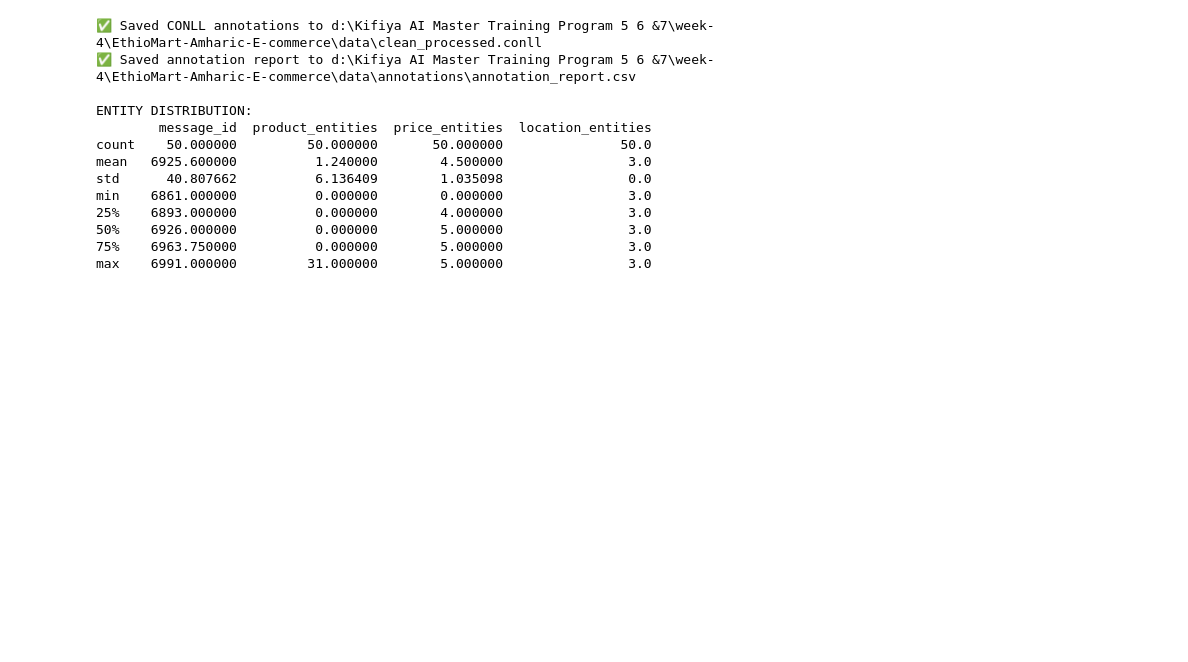
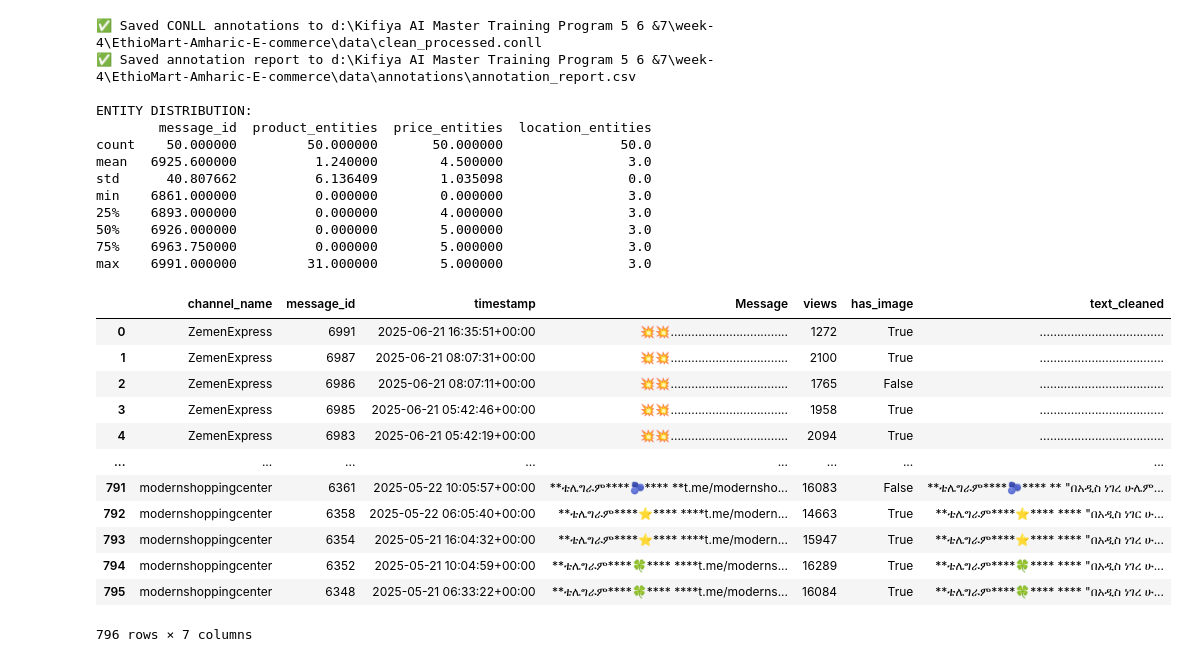
Before and after one commit to desta-getaw/EthioMart-Amharic-E-commerce, a Jupyter notebook: notebooks/ner_conll.ipynb, the cells around one changed output. Saved outputs shown, nothing was run; the diff lists cells and outputs as text; code cells hidden in the pictures; blank space fills up the shorter version.

```diff
--- a/notebooks/ner_conll.ipynb
+++ b/notebooks/ner_conll.ipynb
@@ -309,3 +309,21 @@ min    6861.000000          0.000000        0.000000                3.0
 50%    6926.000000          0.000000        5.000000                3.0
 75%    6963.750000          0.000000        5.000000                3.0
 max    6991.000000         31.000000        5.000000                3.0
+# %%
+df = pd.read_csv('../data/preprocessed_data.csv')
+# %%
+df
+# %% [output]
+|  | channel_name | message_id | timestamp | Message | views | has_image | text_cleaned |
+| 0 | ZemenExpress | 6991 | 2025-06-21 16:35:51+00:00 | 💥💥.................................. | 1272 | True | .................................... |
+| 1 | ZemenExpress | 6987 | 2025-06-21 08:07:31+00:00 | 💥💥.................................. | 2100 | True | .................................... |
+| 2 | ZemenExpress | 6986 | 2025-06-21 08:07:11+00:00 | 💥💥.................................. | 1765 | False | .................................... |
+| 3 | ZemenExpress | 6985 | 2025-06-21 05:42:46+00:00 | 💥💥.................................. | 1958 | True | .................................... |
+| 4 | ZemenExpress | 6983 | 2025-06-21 05:42:19+00:00 | 💥💥.................................. | 2094 | True | .................................... |
+| ... | ... | ... | ... | ... | ... | ... | ... |
+| 791 | modernshoppingcenter | 6361 | 2025-05-22 10:05:57+00:00 | **ቴሌግራም****🫐**** **t.me/modernsho... | 16083 | False | **ቴሌግራም****🫐**** ** "በአዲስ ነገረ ሁሌም... |
+| 792 | modernshoppingcenter | 6358 | 2025-05-22 06:05:40+00:00 | **ቴሌግራም****⭐️**** ****t.me/modern... | 14663 | True | **ቴሌግራም****⭐**** **** "በአዲስ ነገር ሁ... |
+| 793 | modernshoppingcenter | 6354 | 2025-05-21 16:04:32+00:00 | **ቴሌግራም****⭐️**** ****t.me/modern... | 15947 | True | **ቴሌግራም****⭐**** **** "በአዲስ ነገረ ሁ... |
+| 794 | modernshoppingcenter | 6352 | 2025-05-21 10:04:59+00:00 | **ቴሌግራም****🍀**** ****t.me/moderns... | 16289 | True | **ቴሌግራም****🍀**** **** "በአዲስ ነገረ ሁ... |
+| 795 | modernshoppingcenter | 6348 | 2025-05-21 06:33:22+00:00 | **ቴሌግራም****🍀**** ****t.me/moderns... | 16084 | True | **ቴሌግራም****🍀**** **** "በአዲስ ነገረ ሁ... |
+796 rows × 7 columns
```
Also changed, not shown: parts of 8 cells of this notebook, 13 other files.
